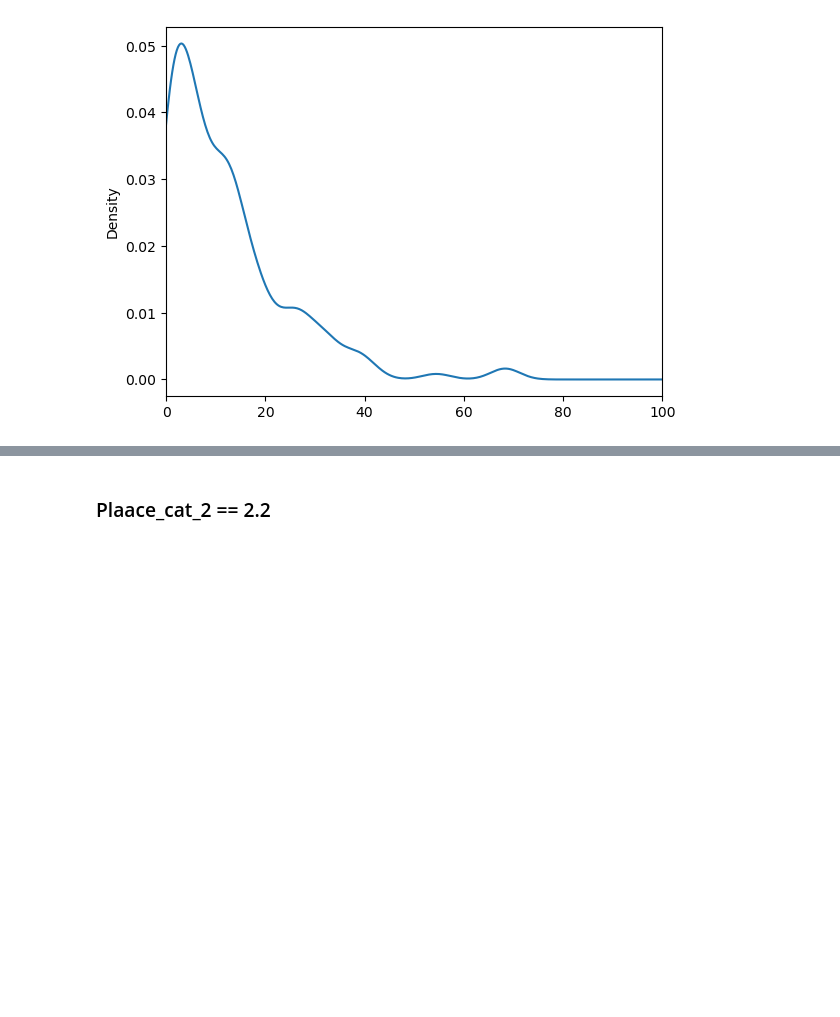
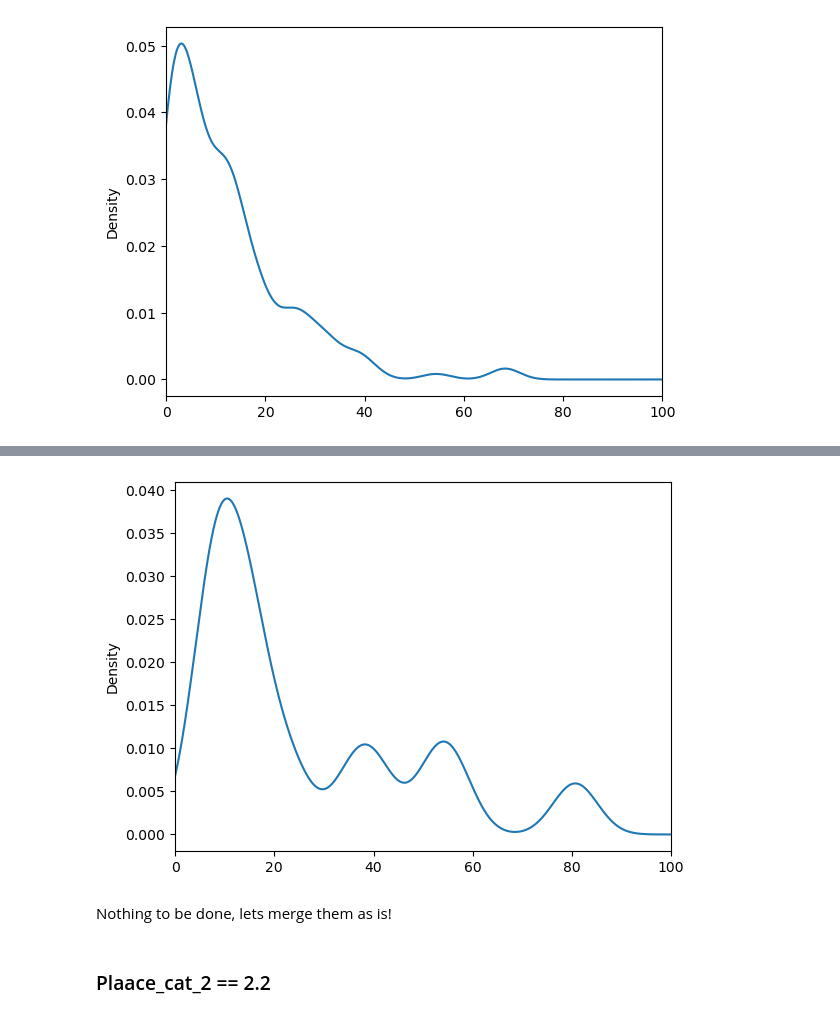
Before and after one commit to halvorlinder/TDT4173-Machine-Learning, a Jupyter notebook: plaace_cat.ipynb, the cells around one changed output, grey strips where cells are left out. Saved outputs shown, nothing was run; the diff lists cells and outputs as text; code cells hidden in the pictures; blank space fills up the shorter version.

```diff
--- a/plaace_cat.ipynb
+++ b/plaace_cat.ipynb
@@ -404,3 +426,9 @@ stores_train[stores_train.plaace_cat_3 == "2.1.6"].revenue.plot(kind="kde", xlim
+# %%
+stores_train[stores_train.plaace_cat_3 == "2.1.5"].revenue.plot(kind="kde", xlim=(0, 100), bw_method=0.2);
+# %% [output]
+[figure, added]
+# %% [markdown]
+Nothing to be done, lets merge them as is!
 # %% [markdown]
 ### Plaace_cat_2 == 2.2
 # %%
```
Also changed, not shown: parts of 10 cells of this notebook.
